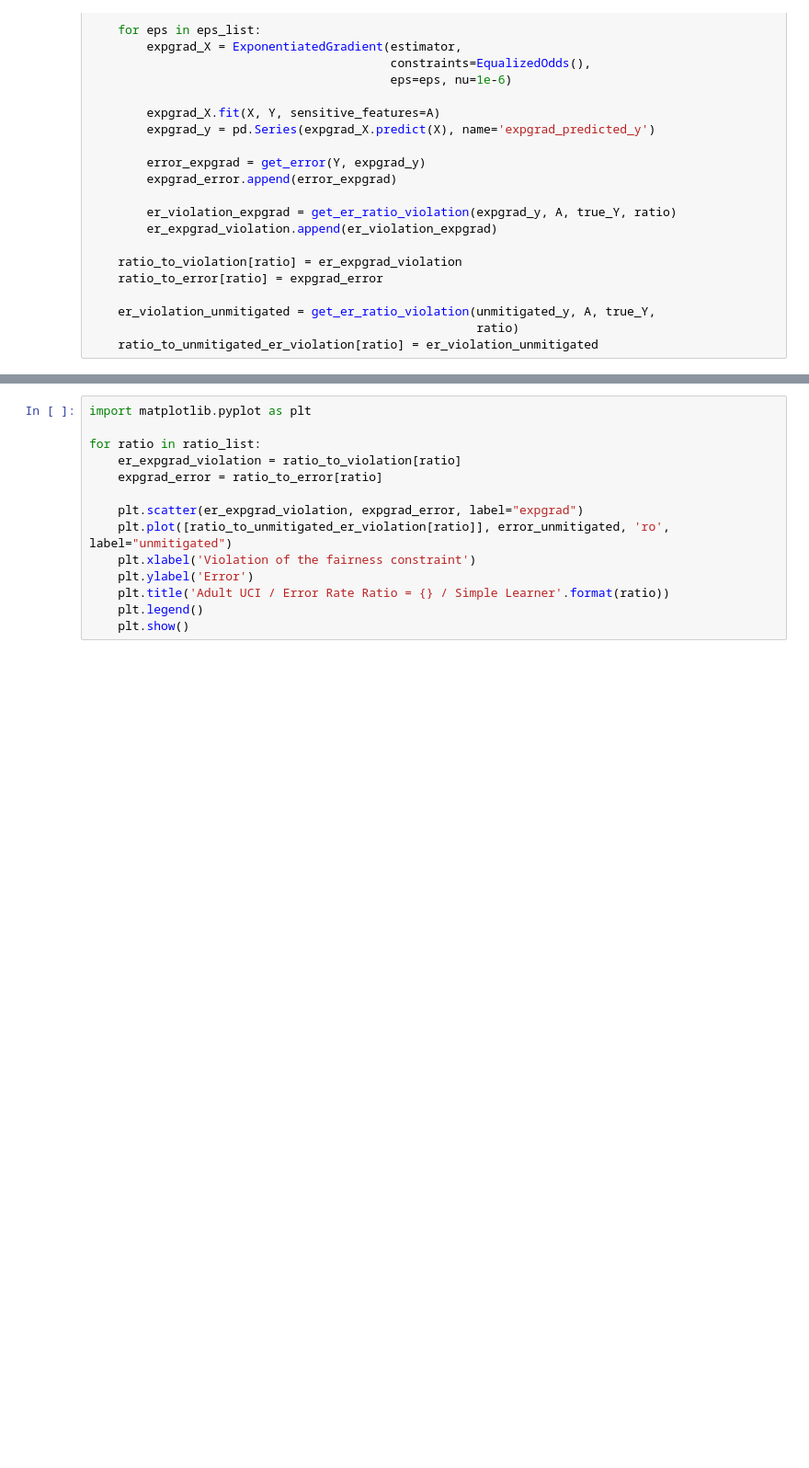
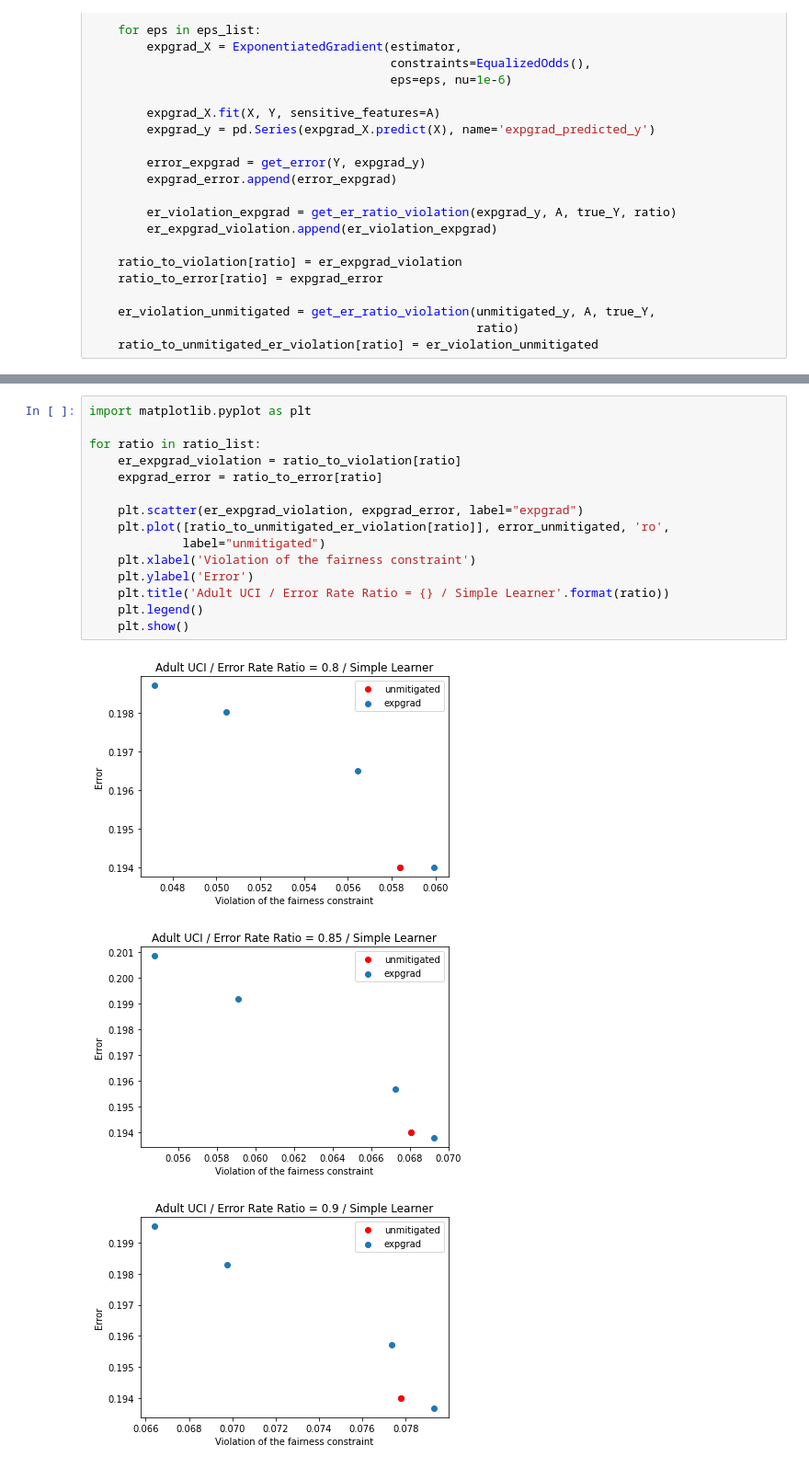
Before and after one commit to UMass-Responsible-AI/fairlearn, a Jupyter notebook: notebooks/ErrorRate-experiment-on-adult-dataset.ipynb, the cells around one changed output, grey strips where cells are left out. Shown at 92% size. Saved outputs shown, nothing was run; the diff lists cells and outputs as text; blank space fills up the shorter version.

Commit message:
Error rate constraint output
Signed-off-by: Parul Gupta <parul100495@gmail.com>

```diff
--- a/notebooks/ErrorRate-experiment-on-adult-dataset.ipynb
+++ b/notebooks/ErrorRate-experiment-on-adult-dataset.ipynb
@@ -195,14 +225,19 @@ for ratio in ratio_list:
 # %%
 import matplotlib.pyplot as plt
 
 for ratio in ratio_list:
     er_expgrad_violation = ratio_to_violation[ratio]
     expgrad_error = ratio_to_error[ratio]
 
     plt.scatter(er_expgrad_violation, expgrad_error, label="expgrad")
-    plt.plot([ratio_to_unmitigated_er_violation[ratio]], error_unmitigated, 'ro', label="unmitigated")
+    plt.plot([ratio_to_unmitigated_er_violation[ratio]], error_unmitigated, 'ro',
+             label="unmitigated")
     plt.xlabel('Violation of the fairness constraint')
     plt.ylabel('Error')
     plt.title('Adult UCI / Error Rate Ratio = {} / Simple Learner'.format(ratio))
     plt.legend()
     plt.show()
+# %% [output]
+[figure, added]
+[figure, added]
+[figure, added]
```
Also changed, not shown: parts of 5 cells of this notebook.
